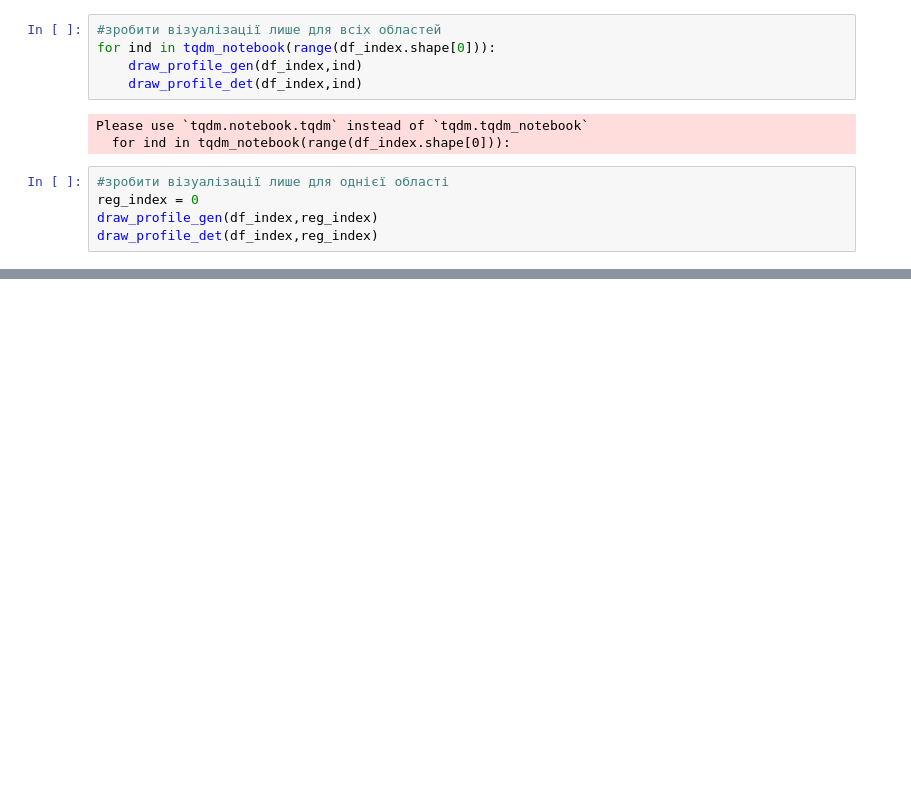
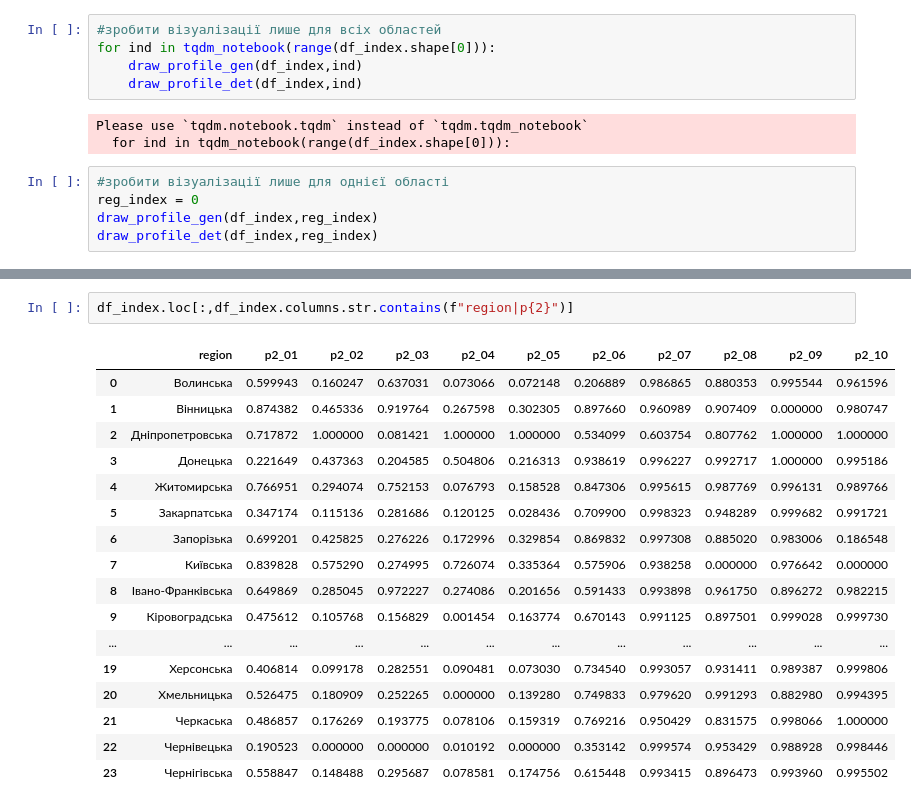
Before and after one commit to hp0404/index-2020-2, a Jupyter notebook: notebooks/00_viz.ipynb, the cells around one changed output, grey strips where cells are left out. Drawn from its saved outputs; the diff is of its cells as text; blank space fills up the shorter version.

```diff
--- a/notebooks/00_viz.ipynb
+++ b/notebooks/00_viz.ipynb
@@ -292,0 +310,20 @@ plt.show()
+# %%
+df_index.loc[:,df_index.columns.str.contains(f"region|p{2}")]
+# %% [output]
+|  | region | p2_01 | p2_02 | p2_03 | p2_04 | p2_05 | p2_06 | p2_07 | p2_08 | p2_09 | p2_10 |
+| 0 | Волинська | 0.599943 | 0.160247 | 0.637031 | 0.073066 | 0.072148 | 0.206889 | 0.986865 | 0.880353 | 0.995544 | 0.961596 |
+| 1 | Вінницька | 0.874382 | 0.465336 | 0.919764 | 0.267598 | 0.302305 | 0.897660 | 0.960989 | 0.907409 | 0.000000 | 0.980747 |
+| 2 | Дніпропетровська | 0.717872 | 1.000000 | 0.081421 | 1.000000 | 1.000000 | 0.534099 | 0.603754 | 0.807762 | 1.000000 | 1.000000 |
+| 3 | Донецька | 0.221649 | 0.437363 | 0.204585 | 0.504806 | 0.216313 | 0.938619 | 0.996227 | 0.992717 | 1.000000 | 0.995186 |
+| 4 | Житомирська | 0.766951 | 0.294074 | 0.752153 | 0.076793 | 0.158528 | 0.847306 | 0.995615 | 0.987769 | 0.996131 | 0.989766 |
+| 5 | Закарпатська | 0.347174 | 0.115136 | 0.281686 | 0.120125 | 0.028436 | 0.709900 | 0.998323 | 0.948289 | 0.999682 | 0.991721 |
+| 6 | Запорізька | 0.699201 | 0.425825 | 0.276226 | 0.172996 | 0.329854 | 0.869832 | 0.997308 | 0.885020 | 0.983006 | 0.186548 |
+| 7 | Київська | 0.839828 | 0.575290 | 0.274995 | 0.726074 | 0.335364 | 0.575906 | 0.938258 | 0.000000 | 0.976642 | 0.000000 |
+| 8 | Івано-Франківська | 0.649869 | 0.285045 | 0.972227 | 0.274086 | 0.201656 | 0.591433 | 0.993898 | 0.961750 | 0.896272 | 0.982215 |
+| 9 | Кіровоградська | 0.475612 | 0.105768 | 0.156829 | 0.001454 | 0.163774 | 0.670143 | 0.991125 | 0.897501 | 0.999028 | 0.999730 |
+| ... | ... | ... | ... | ... | ... | ... | ... | ... | ... | ... | ... |
+| 19 | Херсонська | 0.406814 | 0.099178 | 0.282551 | 0.090481 | 0.073030 | 0.734540 | 0.993057 | 0.931411 | 0.989387 | 0.999806 |
+| 20 | Хмельницька | 0.526475 | 0.180909 | 0.252265 | 0.000000 | 0.139280 | 0.749833 | 0.979620 | 0.991293 | 0.882980 | 0.994395 |
+| 21 | Черкаська | 0.486857 | 0.176269 | 0.193775 | 0.078106 | 0.159319 | 0.769216 | 0.950429 | 0.831575 | 0.998066 | 1.000000 |
+| 22 | Чернівецька | 0.190523 | 0.000000 | 0.000000 | 0.010192 | 0.000000 | 0.353142 | 0.999574 | 0.953429 | 0.988928 | 0.998446 |
+| 23 | Чернігівська | 0.558847 | 0.148488 | 0.295687 | 0.078581 | 0.174756 | 0.615448 | 0.993415 | 0.896473 | 0.993960 | 0.995502 |
```
Also changed, not shown: parts of 7 cells of this notebook, 1 other file.
